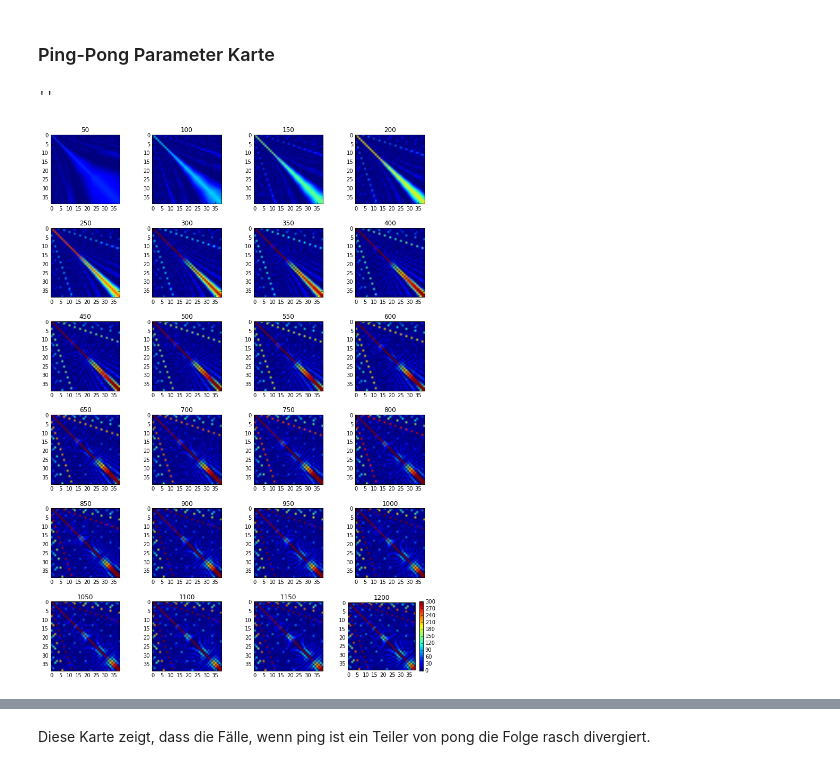
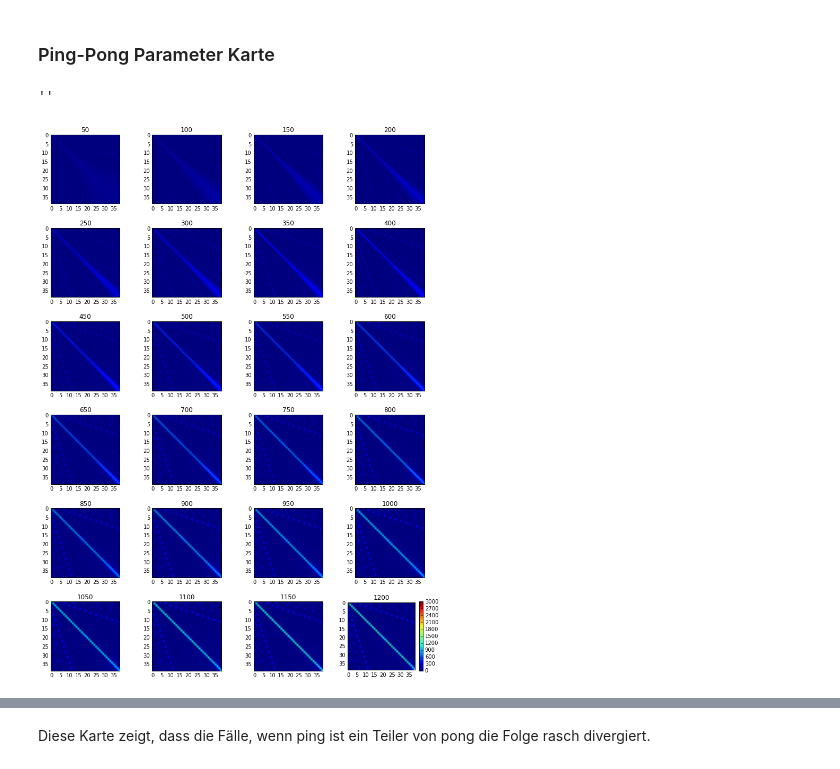
Before and after one commit to mgje/PIUMP, a Jupyter notebook: GDM2016/Ping_Pong.ipynb, the cells around one changed output, grey strips where cells are left out. Drawn from its saved outputs; the diff is of its cells as text; code cells hidden in the pictures.

```diff
--- a/GDM2016/Ping_Pong.ipynb
+++ b/GDM2016/Ping_Pong.ipynb
@@ -120,24 +114,25 @@ plot([pingpong(n,ping,pong) for n in range(1,7*ping*pong)])
 # %% [markdown]
 ### Ping-Pong Parameter Karte
 # %%
-n_col = 4
-n_row = 6
-dn = 50
+def plot_maps(zmin,zmax):
+    n_col = 4
+    n_row = 6
+    dn = 50
+    figure(figsize=(2.6 * n_col, 2.6 * n_row))
+    subplots_adjust(bottom=0, left=.01, right=.99, top=.90, hspace=.35)
+    for i in range(1,n_row * n_col+1):
+        subplot(n_row, n_col, i)
+        title(int(i*dn))
+        imshow( [[pingpong(i*dn,k,l) for l in range(2,41)] for k in range(2,41)],vmin=zmin,vmax=zmax)
+    colorbar()
 
-figure(figsize=(2.6 * n_col, 2.6 * n_row))
-
-subplots_adjust(bottom=0, left=.01, right=.99, top=.90, hspace=.35)
-
-for i in range(1,n_row * n_col+1):
-    subplot(n_row, n_col, i)
-    title(int(i*dn))
-    imshow( [[pingpong(i*dn,k,l) for l in range(2,41)] for k in range(2,41)],vmin=0,vmax=300)
-
-colorbar()
 ""
 # %% [output]
 ''
-[figure, removed]
+# %%
+plot_maps(0,3000)
+# %% [output]
+[figure, added]
 # %%
 import numpy as np
 
```
Also changed, not shown: parts of 28 cells of this notebook.
